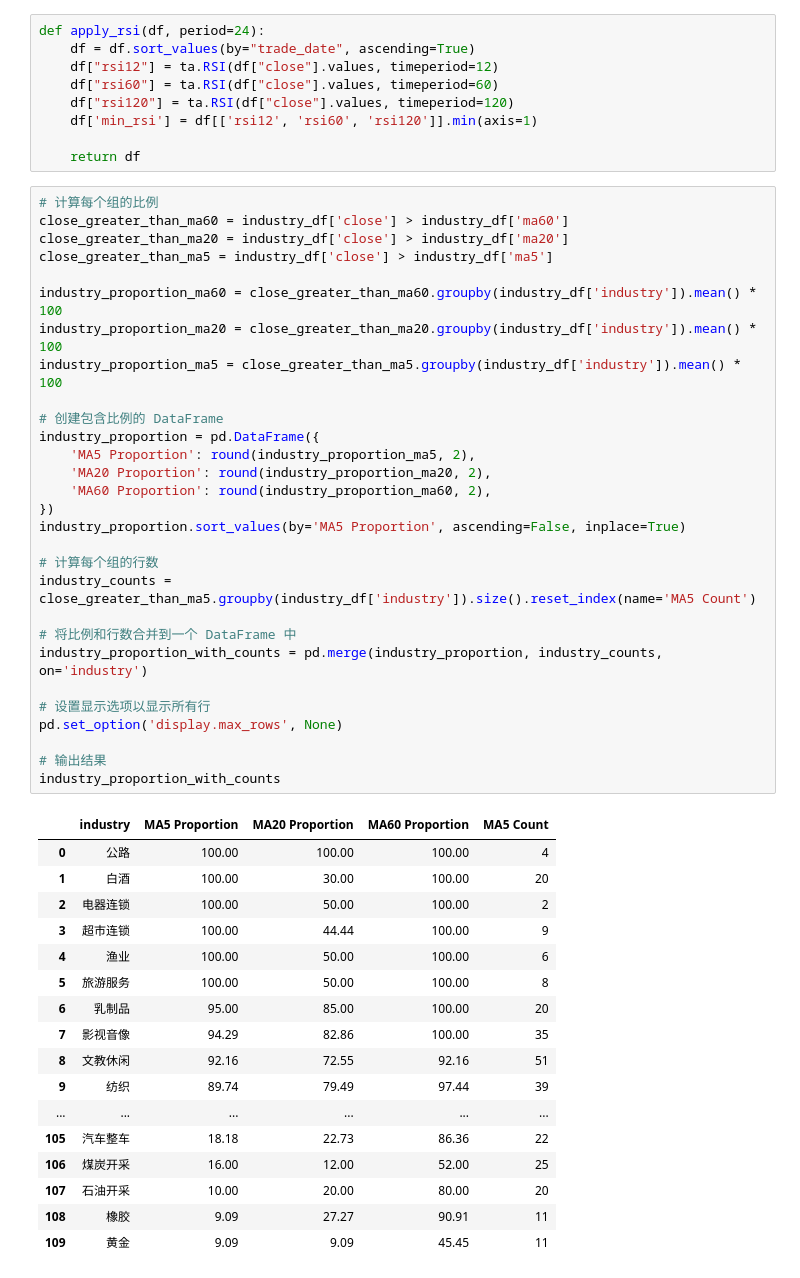
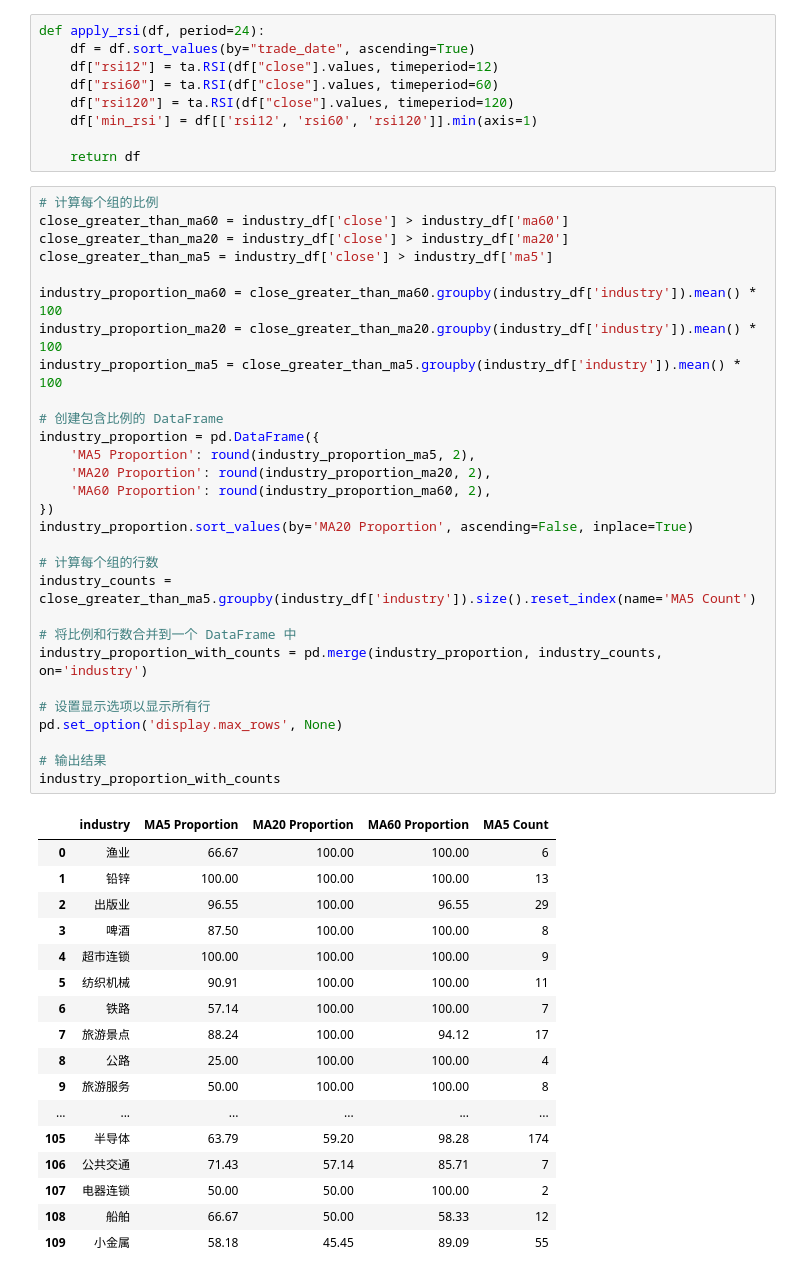
Before and after one commit to pickteemo/stock, a Jupyter notebook: 4_sort.ipynb, the cells around one changed output. Saved outputs shown, nothing was run; the diff lists cells and outputs as text.

```diff
--- a/4_sort.ipynb
+++ b/4_sort.ipynb
@@ -39,48 +47,48 @@ def apply_rsi(df, period=24):
 # %%
 # 计算每个组的比例
 close_greater_than_ma60 = industry_df['close'] > industry_df['ma60']
 close_greater_than_ma20 = industry_df['close'] > industry_df['ma20']
 close_greater_than_ma5 = industry_df['close'] > industry_df['ma5']
 
 industry_proportion_ma60 = close_greater_than_ma60.groupby(industry_df['industry']).mean() * 100
 industry_proportion_ma20 = close_greater_than_ma20.groupby(industry_df['industry']).mean() * 100
 industry_proportion_ma5 = close_greater_than_ma5.groupby(industry_df['industry']).mean() * 100
 
 # 创建包含比例的 DataFrame
 industry_proportion = pd.DataFrame({
     'MA5 Proportion': round(industry_proportion_ma5, 2),
     'MA20 Proportion': round(industry_proportion_ma20, 2),
     'MA60 Proportion': round(industry_proportion_ma60, 2),
 })
-industry_proportion.sort_values(by='MA5 Proportion', ascending=False, inplace=True)
+industry_proportion.sort_values(by='MA20 Proportion', ascending=False, inplace=True)
 
 # 计算每个组的行数
 industry_counts = close_greater_than_ma5.groupby(industry_df['industry']).size().reset_index(name='MA5 Count')
 
 # 将比例和行数合并到一个 DataFrame 中
 industry_proportion_with_counts = pd.merge(industry_proportion, industry_counts, on='industry')
 
 # 设置显示选项以显示所有行
 pd.set_option('display.max_rows', None)
 
 # 输出结果
 industry_proportion_with_counts
 # %% [output]
 |  | industry | MA5 Proportion | MA20 Proportion | MA60 Proportion | MA5 Count |
-| 0 | 公路 | 100.00 | 100.00 | 100.00 | 4 |
-| 1 | 白酒 | 100.00 | 30.00 | 100.00 | 20 |
-| 2 | 电器连锁 | 100.00 | 50.00 | 100.00 | 2 |
-| 3 | 超市连锁 | 100.00 | 44.44 | 100.00 | 9 |
-| 4 | 渔业 | 100.00 | 50.00 | 100.00 | 6 |
-| 5 | 旅游服务 | 100.00 | 50.00 | 100.00 | 8 |
-| 6 | 乳制品 | 95.00 | 85.00 | 100.00 | 20 |
-| 7 | 影视音像 | 94.29 | 82.86 | 100.00 | 35 |
-| 8 | 文教休闲 | 92.16 | 72.55 | 92.16 | 51 |
-| 9 | 纺织 | 89.74 | 79.49 | 97.44 | 39 |
+| 0 | 渔业 | 66.67 | 100.00 | 100.00 | 6 |
+| 1 | 铅锌 | 100.00 | 100.00 | 100.00 | 13 |
+| 2 | 出版业 | 96.55 | 100.00 | 96.55 | 29 |
+| 3 | 啤酒 | 87.50 | 100.00 | 100.00 | 8 |
+| 4 | 超市连锁 | 100.00 | 100.00 | 100.00 | 9 |
+| 5 | 纺织机械 | 90.91 | 100.00 | 100.00 | 11 |
+| 6 | 铁路 | 57.14 | 100.00 | 100.00 | 7 |
+| 7 | 旅游景点 | 88.24 | 100.00 | 94.12 | 17 |
+| 8 | 公路 | 25.00 | 100.00 | 100.00 | 4 |
+| 9 | 旅游服务 | 50.00 | 100.00 | 100.00 | 8 |
 | ... | ... | ... | ... | ... | ... |
-| 105 | 汽车整车 | 18.18 | 22.73 | 86.36 | 22 |
-| 106 | 煤炭开采 | 16.00 | 12.00 | 52.00 | 25 |
-| 107 | 石油开采 | 10.00 | 20.00 | 80.00 | 20 |
-| 108 | 橡胶 | 9.09 | 27.27 | 90.91 | 11 |
-| 109 | 黄金 | 9.09 | 9.09 | 45.45 | 11 |
+| 105 | 半导体 | 63.79 | 59.20 | 98.28 | 174 |
+| 106 | 公共交通 | 71.43 | 57.14 | 85.71 | 7 |
+| 107 | 电器连锁 | 50.00 | 50.00 | 100.00 | 2 |
+| 108 | 船舶 | 66.67 | 50.00 | 58.33 | 12 |
+| 109 | 小金属 | 58.18 | 45.45 | 89.09 | 55 |
 # %%
```
Also changed, not shown: parts of 14 cells of this notebook, 4 other files.
